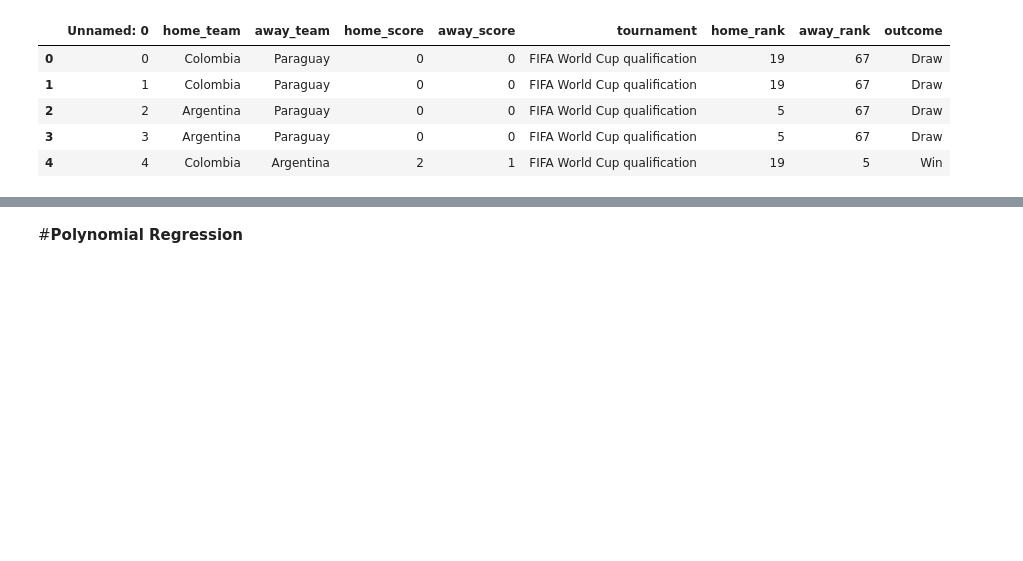
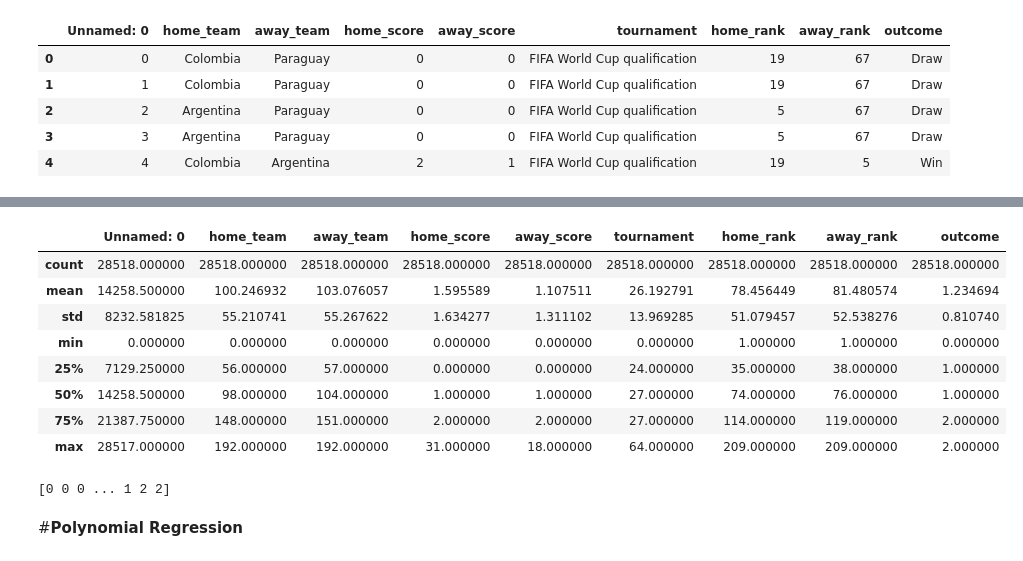
Before and after one commit to 001ckk/mchezo-pesa-ltd---football-game-prediction-, a Jupyter notebook: Moringa_Data_Science_Core_W6_Independent_Project_2022_06_Christopher_Kimani_Python_Notebook.ipynb, the cells around one changed output, grey strips where cells are left out. Cells and saved outputs as stored; diff of their text form; code cells hidden in the pictures; blank space fills up the shorter version.

```diff
--- a/Moringa_Data_Science_Core_W6_Independent_Project_2022_06_Christopher_Kimani_Python_Notebook.ipynb
+++ b/Moringa_Data_Science_Core_W6_Independent_Project_2022_06_Christopher_Kimani_Python_Notebook.ipynb
@@ -506,0 +557,20 @@ predictions.head(5)
+# %%
+predictions.describe()
+# %% [output]
+|  | Unnamed: 0 | home_team | away_team | home_score | away_score | tournament | home_rank | away_rank | outcome |
+| count | 28518.000000 | 28518.000000 | 28518.000000 | 28518.000000 | 28518.000000 | 28518.000000 | 28518.000000 | 28518.000000 | 28518.000000 |
+| mean | 14258.500000 | 100.246932 | 103.076057 | 1.595589 | 1.107511 | 26.192791 | 78.456449 | 81.480574 | 1.234694 |
+| std | 8232.581825 | 55.210741 | 55.267622 | 1.634277 | 1.311102 | 13.969285 | 51.079457 | 52.538276 | 0.810740 |
+| min | 0.000000 | 0.000000 | 0.000000 | 0.000000 | 0.000000 | 0.000000 | 1.000000 | 1.000000 | 0.000000 |
+| 25% | 7129.250000 | 56.000000 | 57.000000 | 0.000000 | 0.000000 | 24.000000 | 35.000000 | 38.000000 | 1.000000 |
+| 50% | 14258.500000 | 98.000000 | 104.000000 | 1.000000 | 1.000000 | 27.000000 | 74.000000 | 76.000000 | 1.000000 |
+| 75% | 21387.750000 | 148.000000 | 151.000000 | 2.000000 | 2.000000 | 27.000000 | 114.000000 | 119.000000 | 2.000000 |
+| max | 28517.000000 | 192.000000 | 192.000000 | 31.000000 | 18.000000 | 64.000000 | 209.000000 | 209.000000 | 2.000000 |
+# %%
+# defining x and y
+
+x = predictions.iloc[:, [1,2,4,5,6,7]].values
+y = predictions.iloc[:,3].values
+print(y)
+# %% [output]
+[0 0 0 ... 1 2 2]
```
Also changed, not shown: parts of 45 cells of this notebook.
